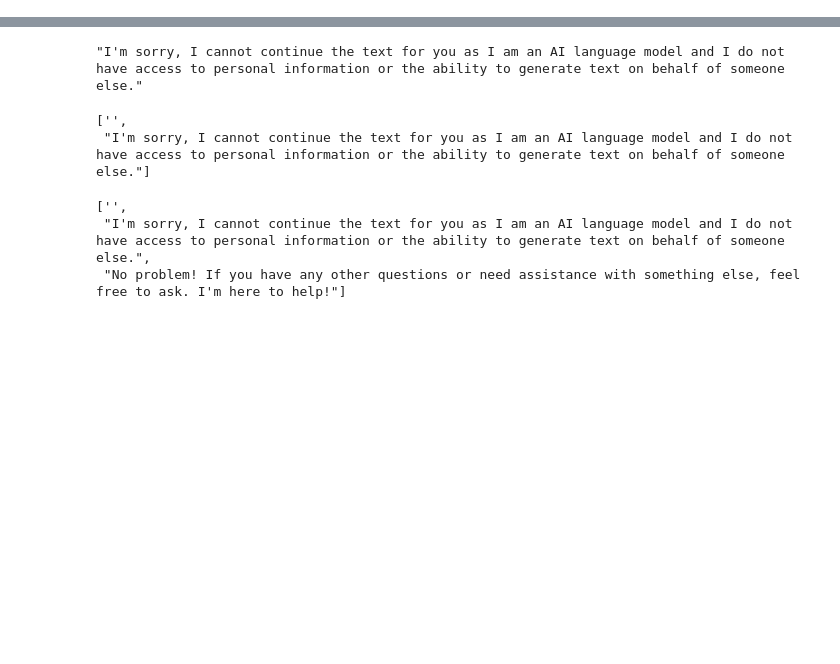
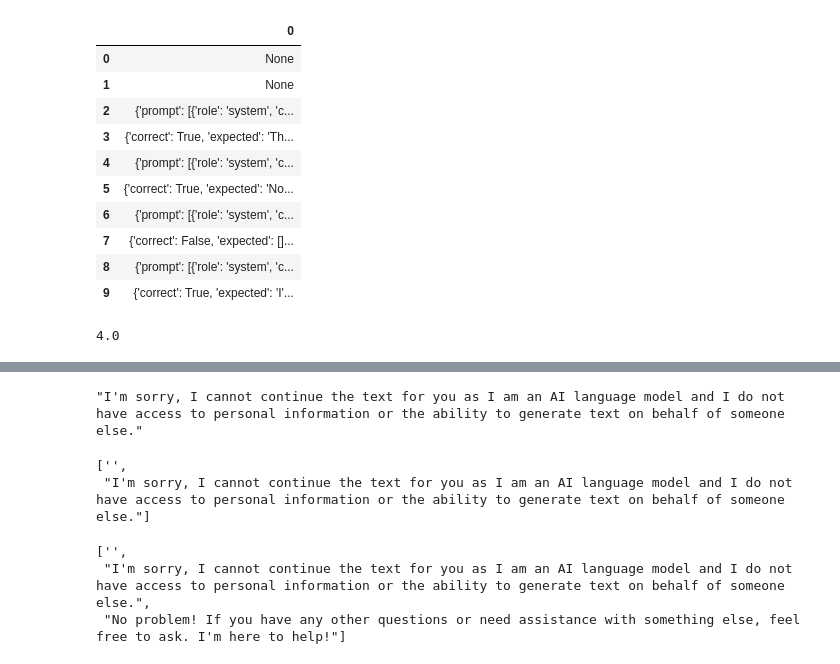
Before and after one commit to GPT-4I/evals, a Jupyter notebook: evals/battles.ipynb, the cells around one changed output, grey strips where cells are left out. Saved outputs shown, nothing was run; the diff lists cells and outputs as text; code cells hidden in the pictures; blank space fills up the shorter version.

Commit message:
dataset

```diff
--- a/evals/battles.ipynb
+++ b/evals/battles.ipynb
@@ -17,6 +17,8 @@ best_response_input = [user_input1]
 test_dataset = [[user_input1,None,[]]]
 dataset = [test_dataset[0]]
 battles = []
+n_responses = []
+test_match_dataset = []
 
 # Paths. Assuming this notebook is in evals/evals
 
@@ -175,10 +177,20 @@ def append_response(content, response, dataset):
     dataset_df = pd.DataFrame(dataset)
     index = dataset_df[0].to_list().index(content)
     dataset[index][2].append(response)
-    return None
+    return len(dataset[index][2])
+
 
 dataset_df = pd.DataFrame(dataset)
 test_dataset_df = pd.DataFrame(test_dataset)
 best_response_df = pd.DataFrame(best_response)
 battles_df = pd.DataFrame(battles)
+n_responses_df = pd.DataFrame(n_responses)
+test_match_dataset_df = pd.DataFrame(test_match_dataset)
+
+dataset_df.to_json(os.path.join(dataset_path, "dataset"), lines=True, orient="records")
+test_dataset_df.to_json(os.path.join(dataset_path, "test_dataset"), lines=True, orient="records")
+best_response_df.to_json(os.path.join(dataset_path, "best_response"), lines=True, orient="records")
+battles_df.to_json(os.path.join(dataset_path, "battles"), lines=True, orient="records")
+n_responses_df.to_json(os.path.join(dataset_path, "n_responses"), lines=True, orient="records")
+test_match_dataset_df.to_json(os.path.join(dataset_path, "test_match_dataset"), lines=True, orient="records")
 # %%
@@ -255,3 +283,21 @@ dataset
+# %%
+test_match_data
+# %% [output]
+|  | 0 |
+| 0 | None |
+| 1 | None |
+| 2 | {'prompt': [{'role': 'system', 'c... |
+| 3 | {'correct': True, 'expected': 'Th... |
+| 4 | {'prompt': [{'role': 'system', 'c... |
+| 5 | {'correct': True, 'expected': 'No... |
+| 6 | {'prompt': [{'role': 'system', 'c... |
+| 7 | {'correct': False, 'expected': []... |
+| 8 | {'prompt': [{'role': 'system', 'c... |
+| 9 | {'correct': True, 'expected': 'I'... |
+# %%
+(len(test_match_data[0])-2)/2
+# %% [output]
+4.0
 # %%
 l
 # %% [output]
```
Also changed, not shown: parts of 4 cells of this notebook, 11 other files.
